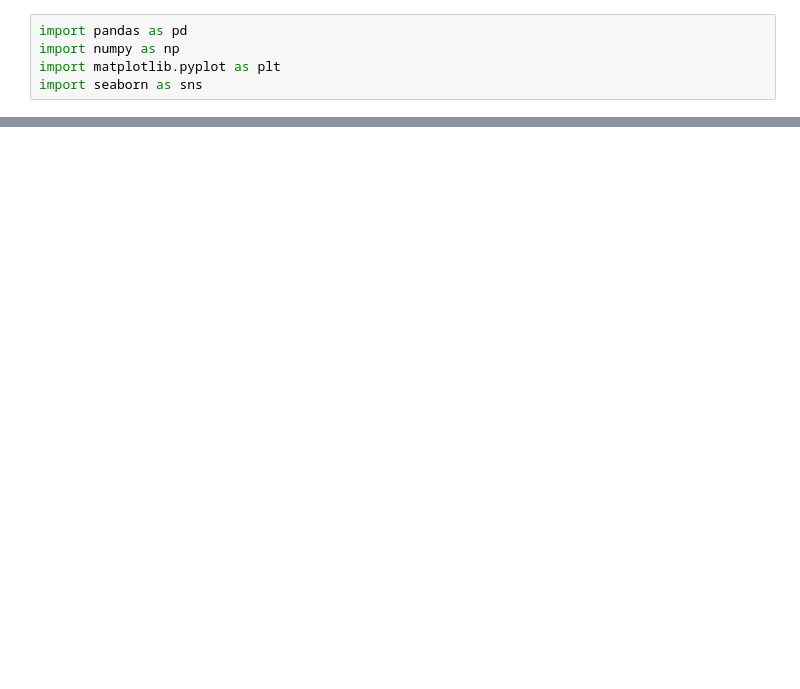
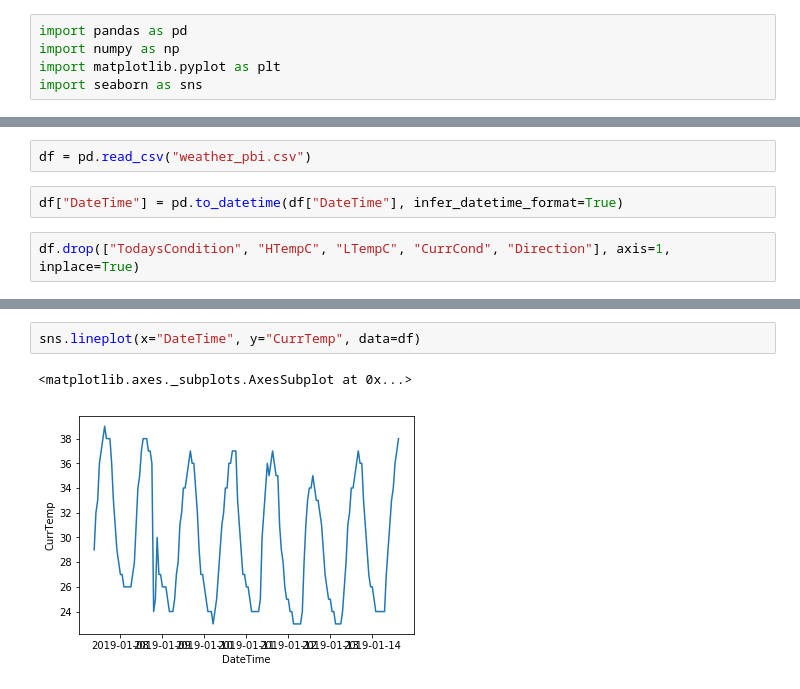
Before and after one commit to HenriqueCSJ/Python-Lessons, a Jupyter notebook: ML-Course/Paracambi/RJWeather.ipynb, the cells around one changed output, grey strips where cells are left out. Cells and saved outputs as stored; diff of their text form; blank space fills up the shorter version.

```diff
--- a/ML-Course/Paracambi/RJWeather.ipynb
+++ b/ML-Course/Paracambi/RJWeather.ipynb
@@ -297,0 +6,6 @@ metrics.mean_squared_error(y_test, predictions)
+# %%
+df = pd.read_csv("weather_pbi.csv")
+# %%
+df["DateTime"] = pd.to_datetime(df["DateTime"], infer_datetime_format=True)
+# %%
+df.drop(["TodaysCondition", "HTempC", "LTempC", "CurrCond", "Direction"], axis=1, inplace=True)
@@ -297,0 +26,5 @@ metrics.mean_squared_error(y_test, predictions)
+# %%
+sns.lineplot(x="DateTime", y="CurrTemp", data=df)
+# %% [output]
+<matplotlib.axes._subplots.AxesSubplot at 0x...>
+[figure, added]
```
Also changed, not shown: parts of 61 cells of this notebook, 26 other files.
